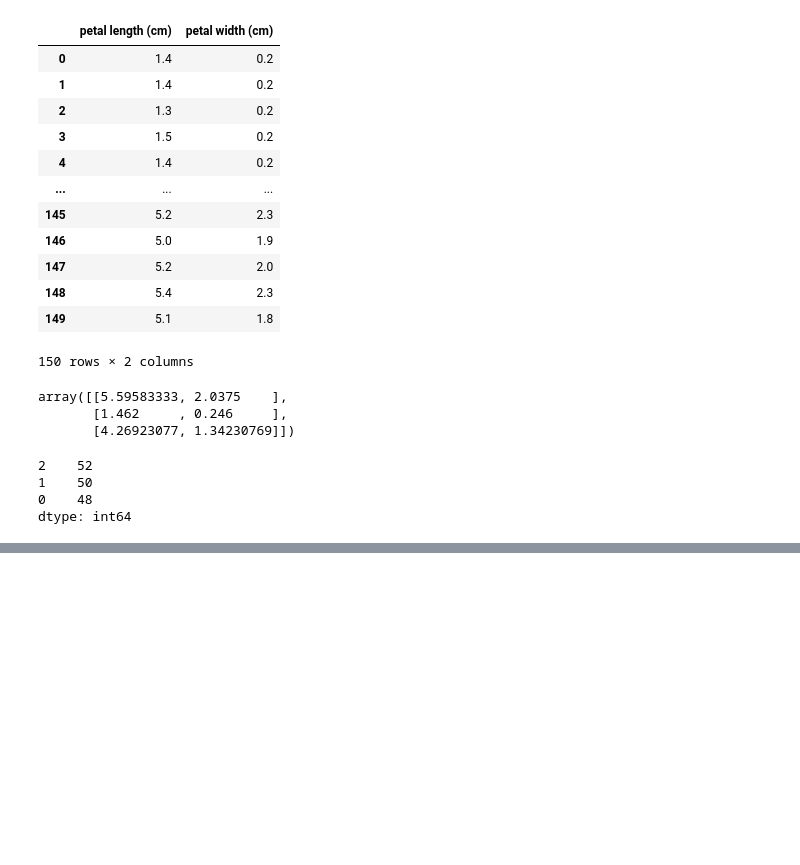
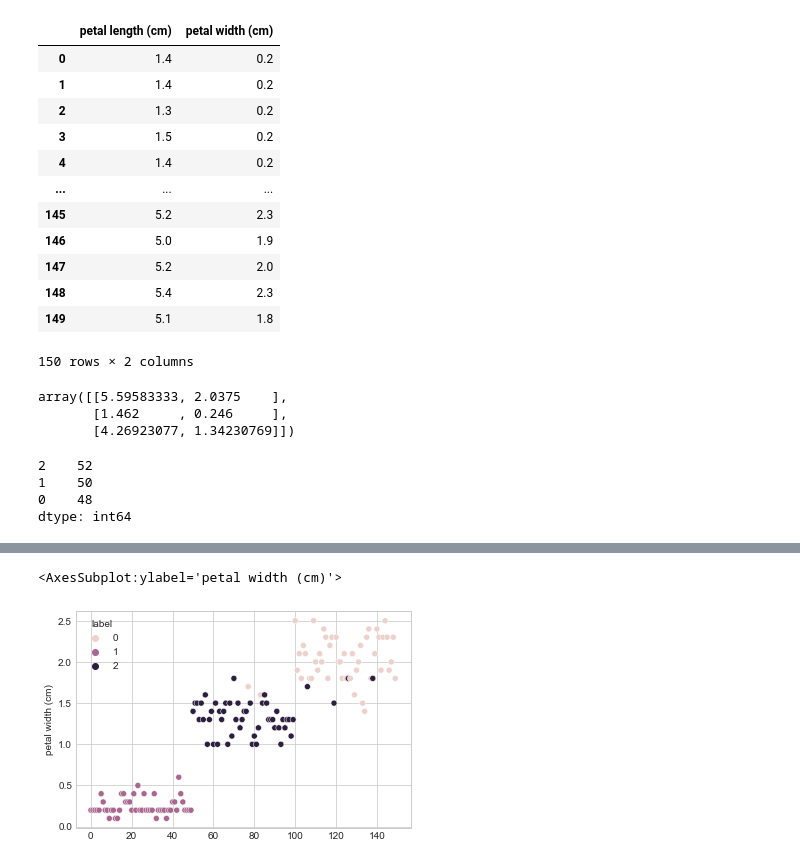
Before and after one commit to yaaqbp/simple_ml_projects, a Jupyter notebook: clustering/clustering.ipynb, the cells around one changed output, grey strips where cells are left out. Drawn from its saved outputs; the diff is of its cells as text; code cells hidden in the pictures; blank space fills up the shorter version.

```diff
--- a/clustering/clustering.ipynb
+++ b/clustering/clustering.ipynb
@@ -77,0 +81,5 @@ dtype: int64
+# %%
+sns.scatterplot(pred.index, pred['petal width (cm)'], hue = pred.label)
+# %% [output]
+<AxesSubplot:ylabel='petal width (cm)'>
+[figure, added]
```
Also changed, not shown: parts of 7 cells of this notebook.
